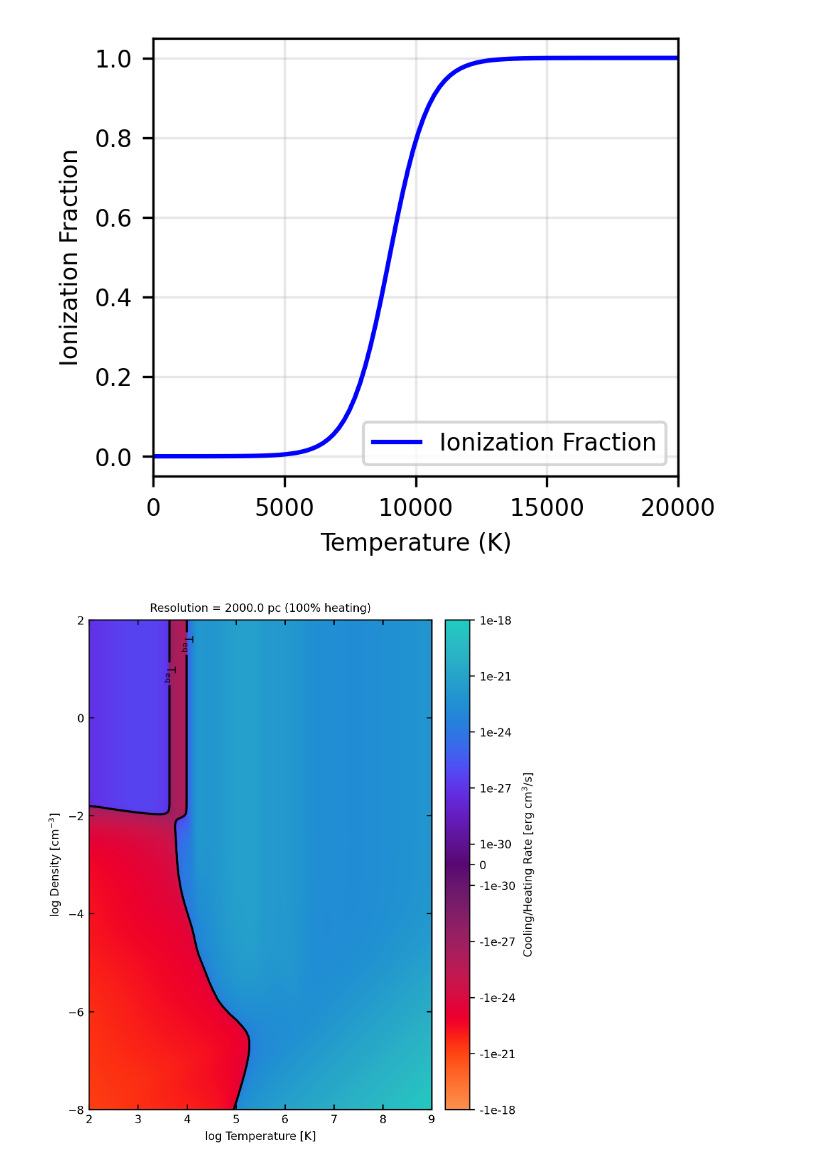
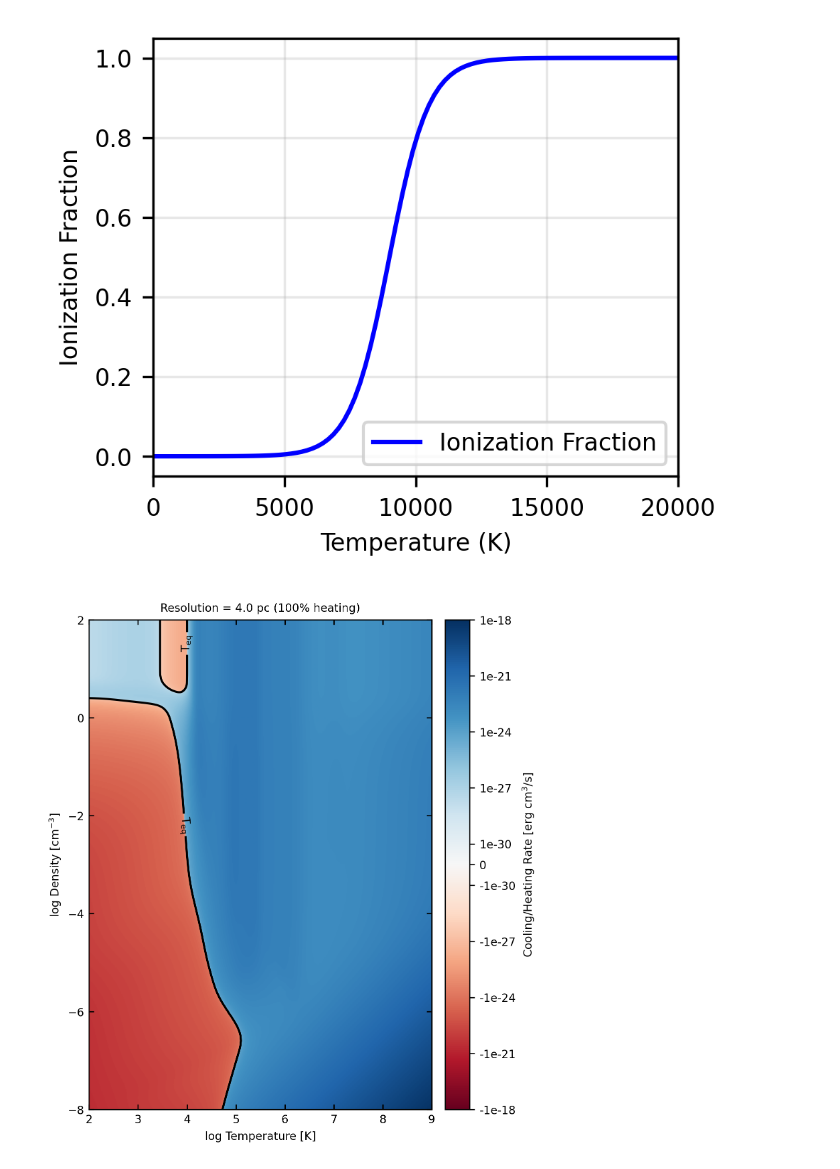
Before and after one commit to zunyibrt/CGM_ICs, a Jupyter notebook: ipynb/generate_cooling_table.ipynb, the cells around one changed output. Cells and saved outputs as stored; diff of their text form; code cells hidden in the pictures.

```diff
--- a/ipynb/generate_cooling_table.ipynb
+++ b/ipynb/generate_cooling_table.ipynb
@@ -236,7 +229,7 @@ from matplotlib.colors import SymLogNorm
 import matplotlib.ticker as ticker
 import cmasher as cm
 
-delta_x = 2000 * un.pc
+delta_x = 4 * un.pc
 
 def combined_cooling(T, nH):
     """
@@ -244,7 +237,7 @@ def combined_cooling(T, nH):
     """
     cooling_function_PIE = cooling.LAMBDA(T, nH)
     cooling_function_CIE = np.interp(T.value, Tbins, cooling_function_cie)
-    heating_norm = 5e-26
+    heating_norm = 2e-26
     heating = np.where(T.value < 1e4,
                 heating_norm * (T.value / 1e4),
                 heating_norm * np.power(T.value / 1e4, -4))
@@ -264,8 +257,8 @@ sweep = np.array([combined_cooling(T_bins*un.K, n*un.cm**-3) for n in n_bins])
 vmax = 1e-18 #max(abs(sweep.min()), abs(sweep.max()))
 vmin = -vmax
 
-# cmap = plt.cm.RdBu
-cmap = cm.guppy
+cmap = plt.cm.RdBu
+# cmap = cm.guppy
 
 norm = SymLogNorm(linthresh=1e-30, vmin=vmin, vmax=vmax)
 
@@ -280,31 +273,31 @@ im = ax.imshow(sweep,
               extent=[np.log10(T_bins.min()), np.log10(T_bins.max()),
                      np.log10(n_bins.min()), np.log10(n_bins.max())])
 cbar = plt.colorbar(im, ax=ax, label='Cooling/Heating Rate [erg cm$^3$/s]', pad=0.02)
 tick_locations = [-1e-18,-1e-21, -1e-24, -1e-27, -1e-30,
                   0, 1e-30, 1e-27, 1e-24, 1e-21, 1e-18]
 cbar.set_ticks(tick_locations)
 
 # Format tick labels (scientific notation)
 # Using a custom formatter for consistent formatting
 def fmt(x, pos):
     return 0 if x == 0 else f'{x:.0e}'
 
 cbar.ax.yaxis.set_major_formatter(ticker.FuncFormatter(fmt))
 cbar.ax.minorticks_off()
 
 ax.set_xlabel('log Temperature [K]')
 ax.set_ylabel('log Density [cm$^{-3}$]')
 
 plt.title(f'Resolution = {delta_x} (100% heating)')
 # plt.title('Step Function Change')
 # plt.title('Cooling/Heating as a Function of Temperature and Density')
 plt.tick_params(direction="in",bottom   =True, top=True, left=True, right=True)
 
 # Add a line marking the zero boundary between cooling and heating
 contour = ax.contour(np.log10(T_bins), np.log10(n_bins), sweep, levels=[0], colors='k', linestyles='-')
 plt.clabel(contour, fmt=r'T$_{\rm eq}$')
 
 plt.tight_layout()
 plt.show()
 # %% [output]
-[figure, old version]
+[figure, new version]
```
Also changed, not shown: parts of 4 cells of this notebook, 8 other files.
